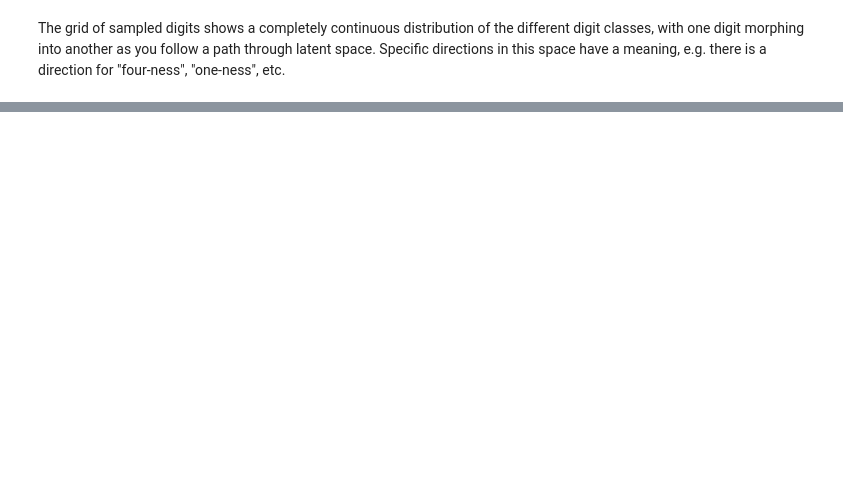
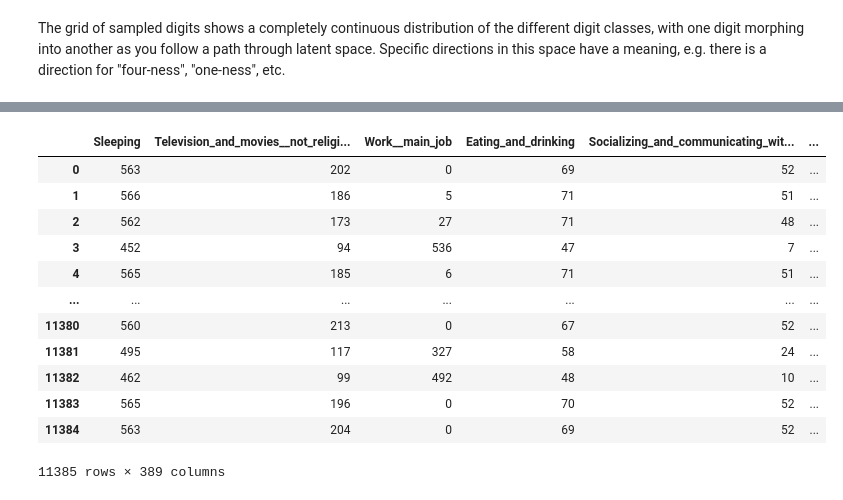
Before and after one commit to yaniv256/VAEs-in-Economics, a Jupyter notebook: Notebooks/Time_use_shares_with_vaes.ipynb, the cells around one changed output, grey strips where cells are left out. Saved outputs shown, nothing was run; the diff lists cells and outputs as text; code cells hidden in the pictures; blank space fills up the shorter version.

```diff
--- a/Notebooks/Time_use_shares_with_vaes.ipynb
+++ b/Notebooks/Time_use_shares_with_vaes.ipynb
@@ -270,0 +319,18 @@ as you follow a path through latent space. Specific directions in this space hav
+# %%
+filtered=pd.DataFrame((decoder.predict(encoded_data)*minutes_in_day).astype(int))
+filtered.columns = ts.columns
+filtered
+# %% [output]
+|  | Sleeping | Television_and_movies__not_religi... | Work__main_job | Eating_and_drinking | Socializing_and_communicating_wit... | ... |
+| 0 | 563 | 202 | 0 | 69 | 52 | ... |
+| 1 | 566 | 186 | 5 | 71 | 51 | ... |
+| 2 | 562 | 173 | 27 | 71 | 48 | ... |
+| 3 | 452 | 94 | 536 | 47 | 7 | ... |
+| 4 | 565 | 185 | 6 | 71 | 51 | ... |
+| ... | ... | ... | ... | ... | ... | ... |
+| 11380 | 560 | 213 | 0 | 67 | 52 | ... |
+| 11381 | 495 | 117 | 327 | 58 | 24 | ... |
+| 11382 | 462 | 99 | 492 | 48 | 10 | ... |
+| 11383 | 565 | 196 | 0 | 70 | 52 | ... |
+| 11384 | 563 | 204 | 0 | 69 | 52 | ... |
+11385 rows × 389 columns
```
Also changed, not shown: parts of 7 cells of this notebook.
